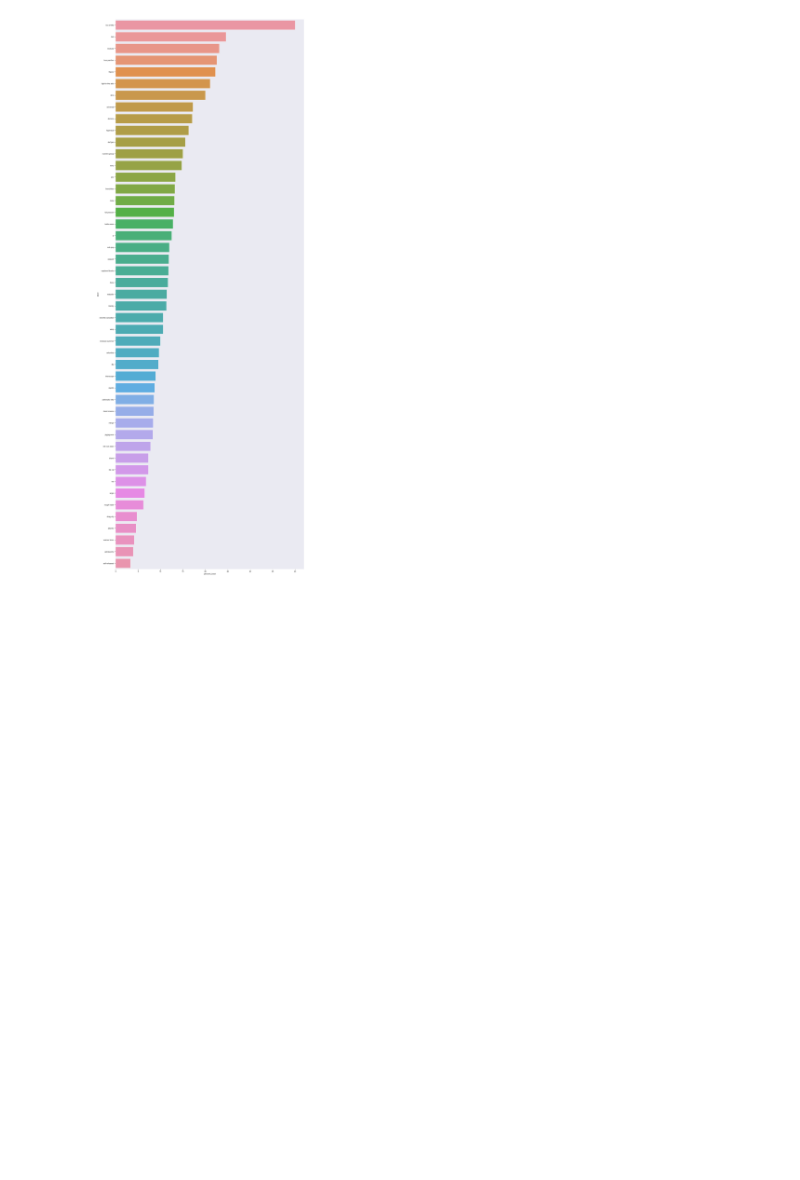
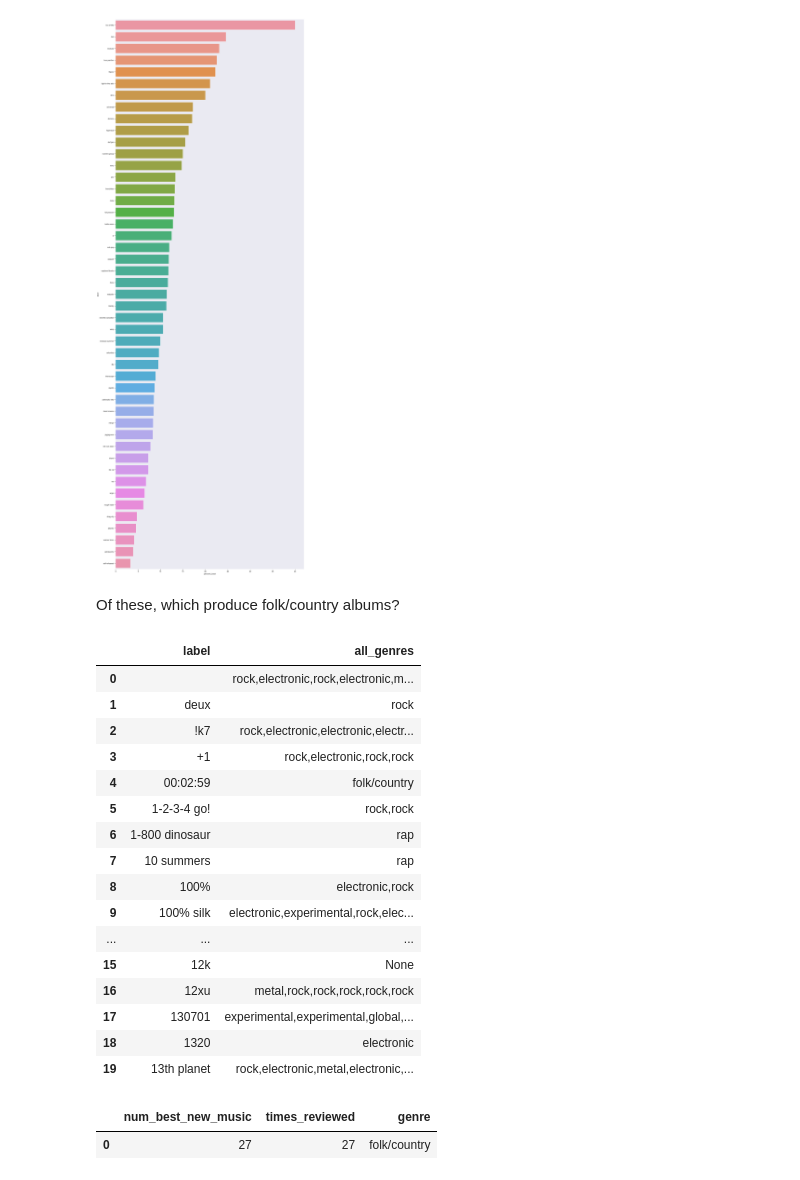
Before and after one commit to tsgreenwood-flatiron-data-science/mod2_final_project, a Jupyter notebook: folkenstein.ipynb, the cells around one changed output. Cells and saved outputs as stored; diff of their text form; code cells hidden in the pictures; blank space fills up the shorter version.

```diff
--- a/folkenstein.ipynb
+++ b/folkenstein.ipynb
@@ -539,3 +525,5 @@ sns.barplot(x='percent_best', y='label', data=df_labels_most_best)
 # %% [output]
 <matplotlib.axes._subplots.AxesSubplot at 0x...>
 [figure]
+# %% [markdown]
+Of these, which produce folk/country albums?
@@ -541,0 +534,45 @@ sns.barplot(x='percent_best', y='label', data=df_labels_most_best)
+# %%
+#look at label genres
+cur.execute('''SELECT label, STRING_AGG(genres.genre, ',') AS all_genres
+            from labels
+            join genres
+            ON labels.reviewid = genres.reviewid
+            GROUP BY label
+            ;''')
+df_label_genres = pd.DataFrame(cur.fetchall())
+df_label_genres.columns = [i[0] for i in cur.description]
+df_label_genres.head(n=20)
+# %% [output]
+|  | label | all_genres |
+| 0 |  | rock,electronic,rock,electronic,m... |
+| 1 | deux | rock |
+| 2 | !k7 | rock,electronic,electronic,electr... |
+| 3 | +1 | rock,electronic,rock,rock |
+| 4 | 00:02:59 | folk/country |
+| 5 | 1-2-3-4 go! | rock,rock |
+| 6 | 1-800 dinosaur | rap |
+| 7 | 10 summers | rap |
+| 8 | 100% | electronic,rock |
+| 9 | 100% silk | electronic,experimental,rock,elec... |
+| ... | ... | ... |
+| 15 | 12k | None |
+| 16 | 12xu | metal,rock,rock,rock,rock,rock |
+| 17 | 130701 | experimental,experimental,global,... |
+| 18 | 1320 | electronic |
+| 19 | 13th planet | rock,electronic,metal,electronic,... |
+# %%
+cur.execute("""SELECT count(best_new_music) AS num_best_new_music, count(reviews.reviewid) AS times_reviewed, genre
+            FROM reviews
+            JOIN genres
+            ON reviews.reviewid = genres.reviewid
+            GROUP BY best_new_music, genre
+            HAVING  best_new_music = 1
+            AND genre = 'folk/country'
+            ;""")
+df_label_most_awards_folk = pd.DataFrame(cur.fetchall())
+df_label_most_awards_folk.columns = [i[0] for i in cur.description]
+df_label_most_awards_folk = df_label_most_awards_folk.sort_values(by=['num_best_new_music'], ascending=False)
+df_label_most_awards_folk
+# %% [output]
+|  | num_best_new_music | times_reviewed | genre |
+| 0 | 27 | 27 | folk/country |
```
Also changed, not shown: parts of 12 cells of this notebook, 2 other files.
